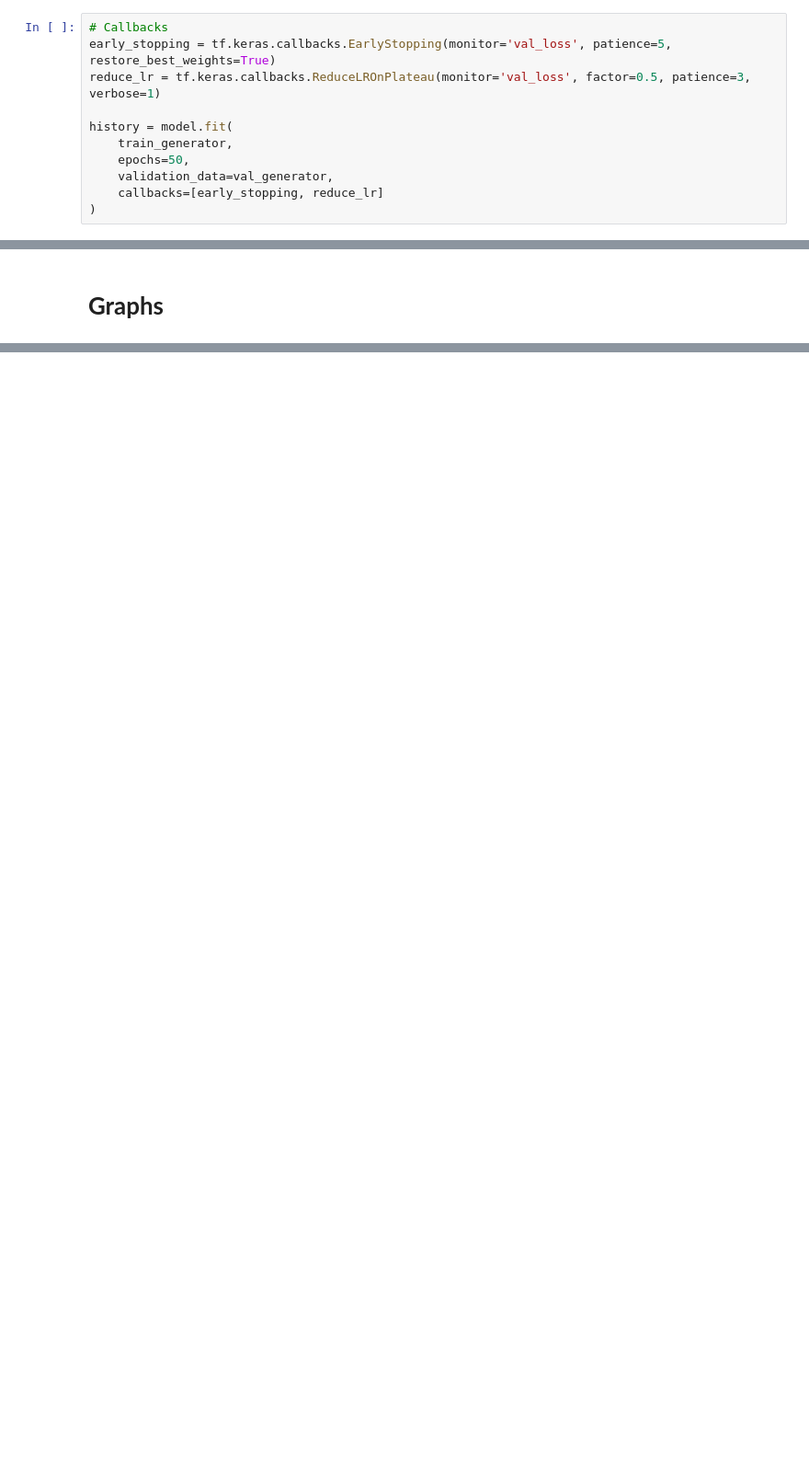
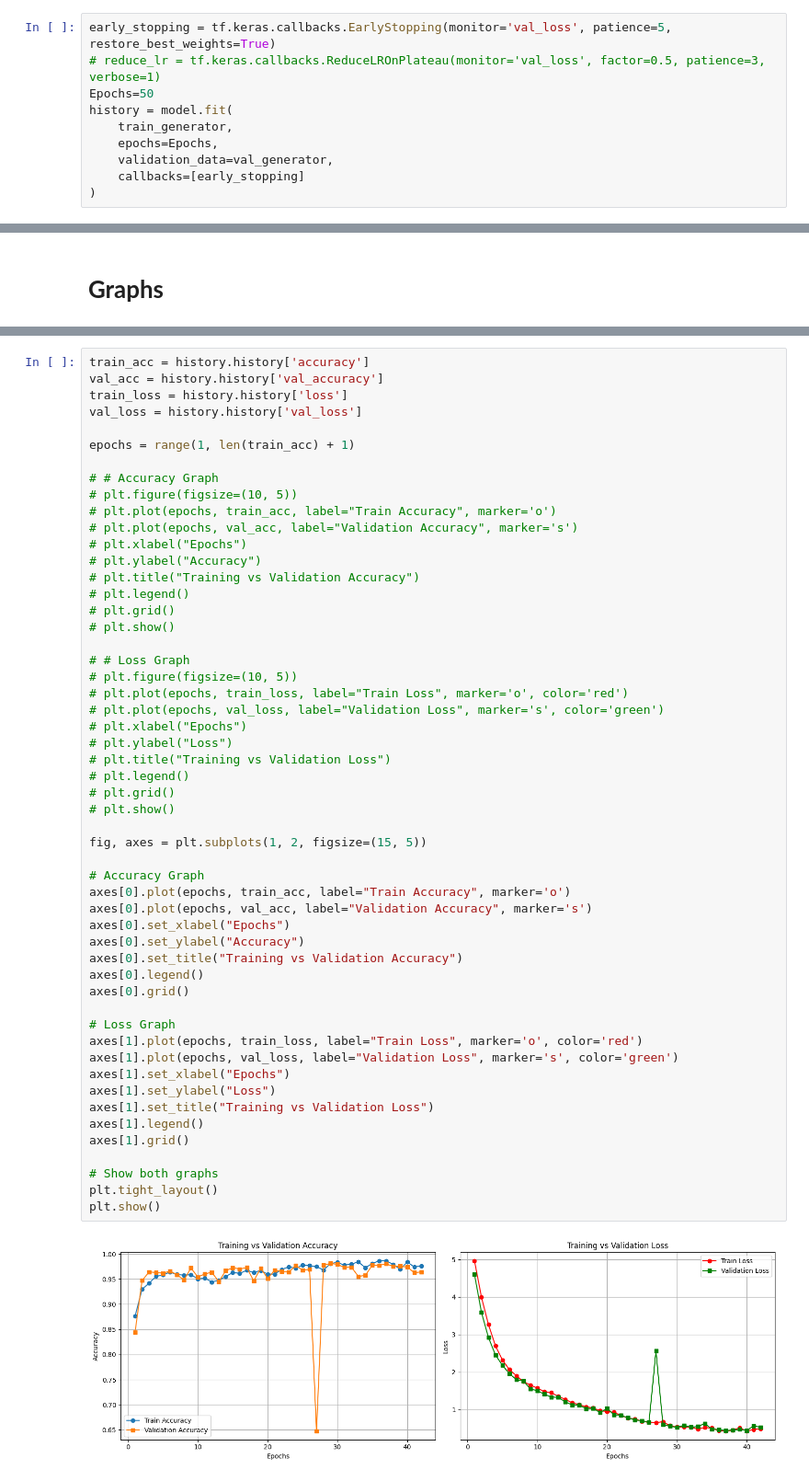
Before and after one commit to Domaakshithareddy/Fruit-Quality-Identification, a Jupyter notebook: Fruit_Quality_Identification_2.ipynb, the cells around one changed output, grey strips where cells are left out. Shown at 92% size. Cells and saved outputs as stored; diff of their text form; blank space fills up the shorter version.

```diff
--- a/Fruit_Quality_Identification_2.ipynb
+++ b/Fruit_Quality_Identification_2.ipynb
@@ -285,13 +291,12 @@ Model: "sequential"
 # %%
-# Callbacks
 early_stopping = tf.keras.callbacks.EarlyStopping(monitor='val_loss', patience=5, restore_best_weights=True)
-reduce_lr = tf.keras.callbacks.ReduceLROnPlateau(monitor='val_loss', factor=0.5, patience=3, verbose=1)
-
+# reduce_lr = tf.keras.callbacks.ReduceLROnPlateau(monitor='val_loss', factor=0.5, patience=3, verbose=1)
+Epochs=50
 history = model.fit(
     train_generator,
-    epochs=50,
+    epochs=Epochs,
     validation_data=val_generator,
-    callbacks=[early_stopping, reduce_lr]
+    callbacks=[early_stopping]
 )
 # %% [output]
 Epoch 1/50
@@ -407 +358,56 @@ plt.show()
+# %%
+train_acc = history.history['accuracy']
+val_acc = history.history['val_accuracy']
+train_loss = history.history['loss']
+val_loss = history.history['val_loss']
+
+epochs = range(1, len(train_acc) + 1)
+
+# # Accuracy Graph
+# plt.figure(figsize=(10, 5))
+# plt.plot(epochs, train_acc, label="Train Accuracy", marker='o')
+# plt.plot(epochs, val_acc, label="Validation Accuracy", marker='s')
+# plt.xlabel("Epochs")
+# plt.ylabel("Accuracy")
+# plt.title("Training vs Validation Accuracy")
+# plt.legend()
+# plt.grid()
+# plt.show()
+
+# # Loss Graph
+# plt.figure(figsize=(10, 5))
+# plt.plot(epochs, train_loss, label="Train Loss", marker='o', color='red')
+# plt.plot(epochs, val_loss, label="Validation Loss", marker='s', color='green')
+# plt.xlabel("Epochs")
+# plt.ylabel("Loss")
+# plt.title("Training vs Validation Loss")
+# plt.legend()
+# plt.grid()
+# plt.show()
+
+fig, axes = plt.subplots(1, 2, figsize=(15, 5))
+
+# Accuracy Graph
+axes[0].plot(epochs, train_acc, label="Train Accuracy", marker='o')
+axes[0].plot(epochs, val_acc, label="Validation Accuracy", marker='s')
+axes[0].set_xlabel("Epochs")
+axes[0].set_ylabel("Accuracy")
+axes[0].set_title("Training vs Validation Accuracy")
+axes[0].legend()
+axes[0].grid()
+
+# Loss Graph
+axes[1].plot(epochs, train_loss, label="Train Loss", marker='o', color='red')
+axes[1].plot(epochs, val_loss, label="Validation Loss", marker='s', color='green')
+axes[1].set_xlabel("Epochs")
+axes[1].set_ylabel("Loss")
+axes[1].set_title("Training vs Validation Loss")
+axes[1].legend()
+axes[1].grid()
+
+# Show both graphs
+plt.tight_layout()
+plt.show()
+# %% [output]
+[figure, added]
 # %%
```
Also changed, not shown: parts of 19 cells of this notebook.
